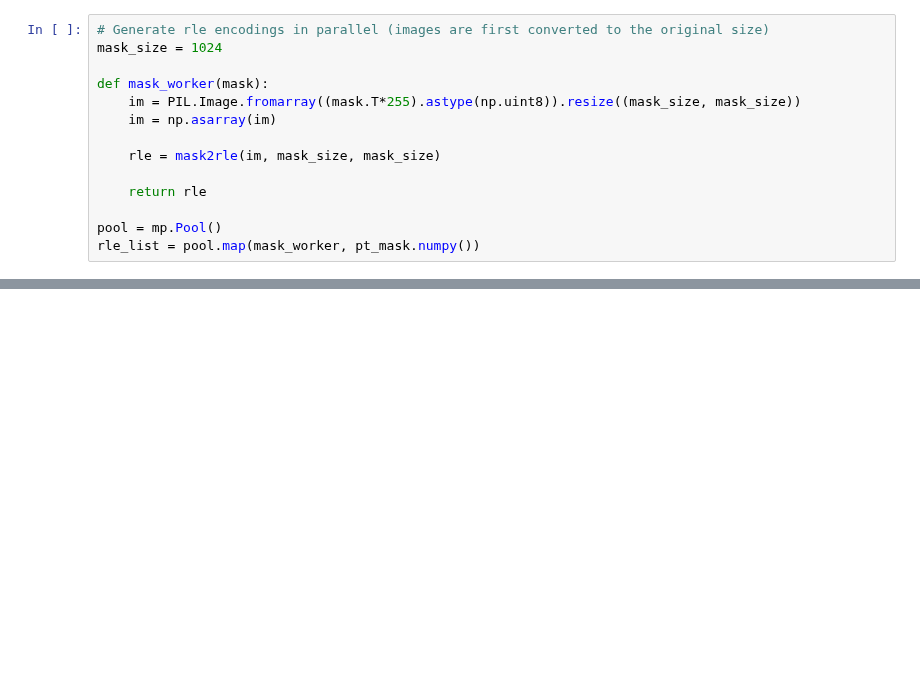
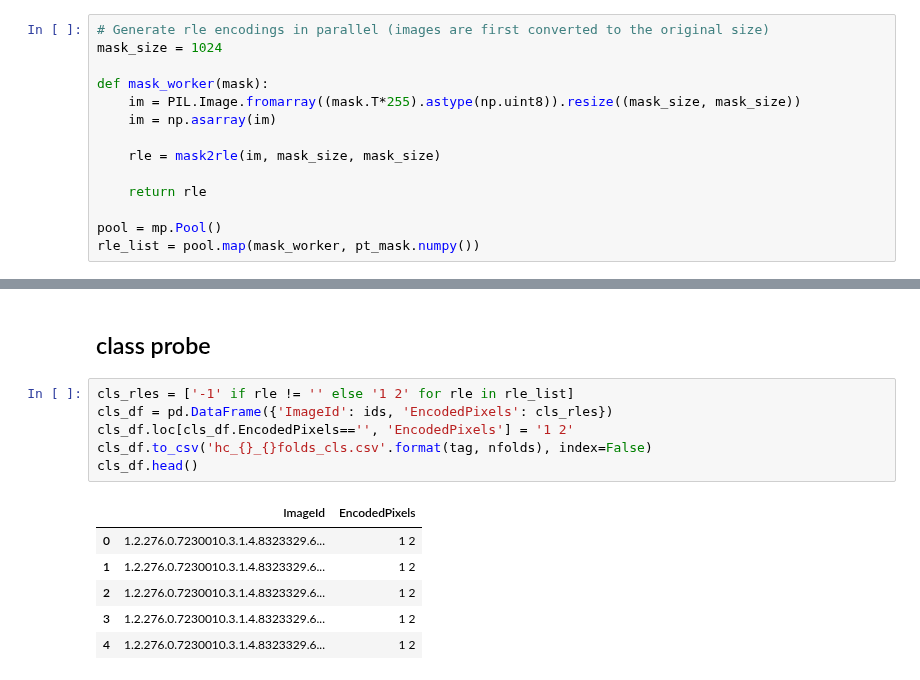
Before and after one commit to xiedidan/siim-pneumothorax, a Jupyter notebook: hc-large-eval.ipynb, the cells around one changed output, grey strips where cells are left out. Drawn from its saved outputs; the diff is of its cells as text; blank space fills up the shorter version.

```diff
--- a/hc-large-eval.ipynb
+++ b/hc-large-eval.ipynb
@@ -640,3 +640,18 @@ sub_df.head(20)
 | 17 | 1.2.276.0.7230010.3.1.4.8323329.6... | -1 |
 | 18 | 1.2.276.0.7230010.3.1.4.8323329.6... | -1 |
 | 19 | 1.2.276.0.7230010.3.1.4.8323329.6... | -1 |
+# %% [markdown]
+## class probe
+# %%
+cls_rles = ['-1' if rle != '' else '1 2' for rle in rle_list]
+cls_df = pd.DataFrame({'ImageId': ids, 'EncodedPixels': cls_rles})
+cls_df.loc[cls_df.EncodedPixels=='', 'EncodedPixels'] = '1 2'
+cls_df.to_csv('hc_{}_{}folds_cls.csv'.format(tag, nfolds), index=False)
+cls_df.head()
+# %% [output]
+|  | ImageId | EncodedPixels |
+| 0 | 1.2.276.0.7230010.3.1.4.8323329.6... | 1 2 |
+| 1 | 1.2.276.0.7230010.3.1.4.8323329.6... | 1 2 |
+| 2 | 1.2.276.0.7230010.3.1.4.8323329.6... | 1 2 |
+| 3 | 1.2.276.0.7230010.3.1.4.8323329.6... | 1 2 |
+| 4 | 1.2.276.0.7230010.3.1.4.8323329.6... | 1 2 |
```
Also changed, not shown: parts of 4 cells of this notebook, 2 other files.
